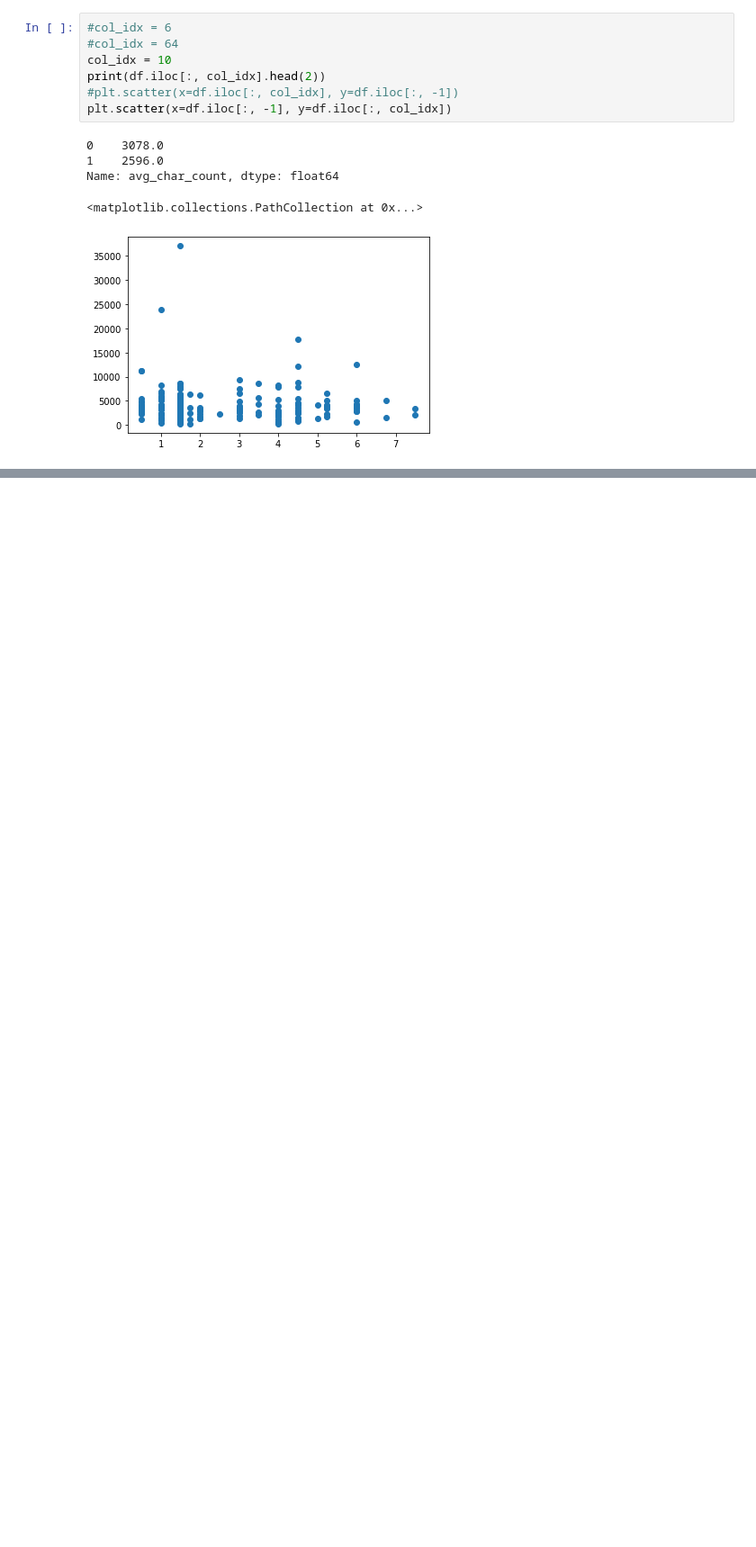
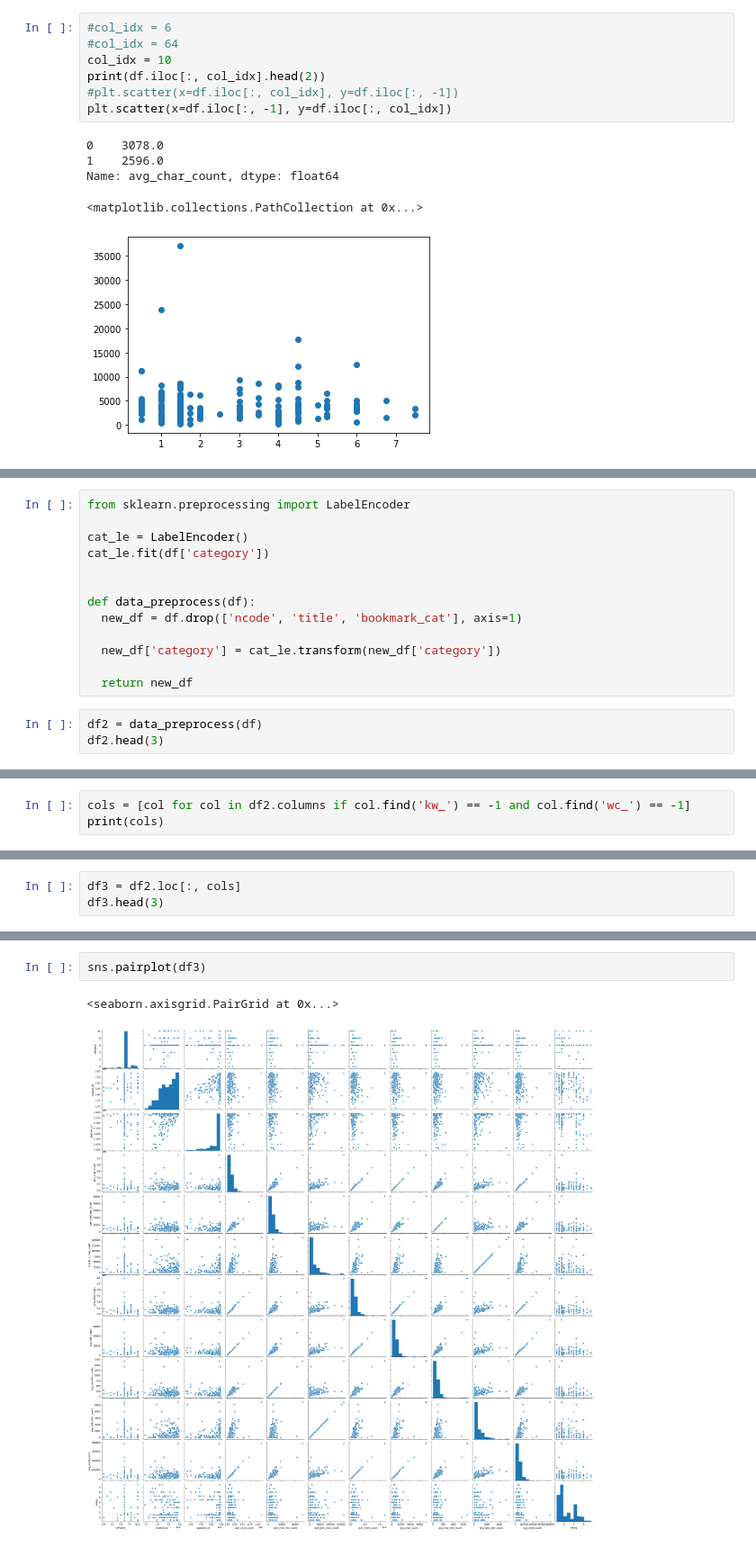
Before and after one commit to tayutaedomo/novelrating, a Jupyter notebook: scripts/training/train_data_analyze.ipynb, the cells around one changed output, grey strips where cells are left out. Shown at 90% size. Saved outputs shown, nothing was run; the diff lists cells and outputs as text; blank space fills up the shorter version.

```diff
--- a/scripts/training/train_data_analyze.ipynb
+++ b/scripts/training/train_data_analyze.ipynb
@@ -52,0 +58,16 @@ Name: avg_char_count, dtype: float64
+# %%
+from sklearn.preprocessing import LabelEncoder
+
+cat_le = LabelEncoder()
+cat_le.fit(df['category'])
+
+
+def data_preprocess(df):
+  new_df = df.drop(['ncode', 'title', 'bookmark_cat'], axis=1)
+
+  new_df['category'] = cat_le.transform(new_df['category'])
+
+  return new_df
+# %%
+df2 = data_preprocess(df)
+df2.head(3)
@@ -52,0 +80,3 @@ Name: avg_char_count, dtype: float64
+# %%
+cols = [col for col in df2.columns if col.find('kw_') == -1 and col.find('wc_') == -1]
+print(cols)
@@ -52,0 +85,3 @@ Name: avg_char_count, dtype: float64
+# %%
+df3 = df2.loc[:, cols]
+df3.head(3)
@@ -52,0 +121,5 @@ Name: avg_char_count, dtype: float64
+# %%
+sns.pairplot(df3)
+# %% [output]
+<seaborn.axisgrid.PairGrid at 0x...>
+[figure, added]
```
Also changed, not shown: parts of 18 cells of this notebook.
